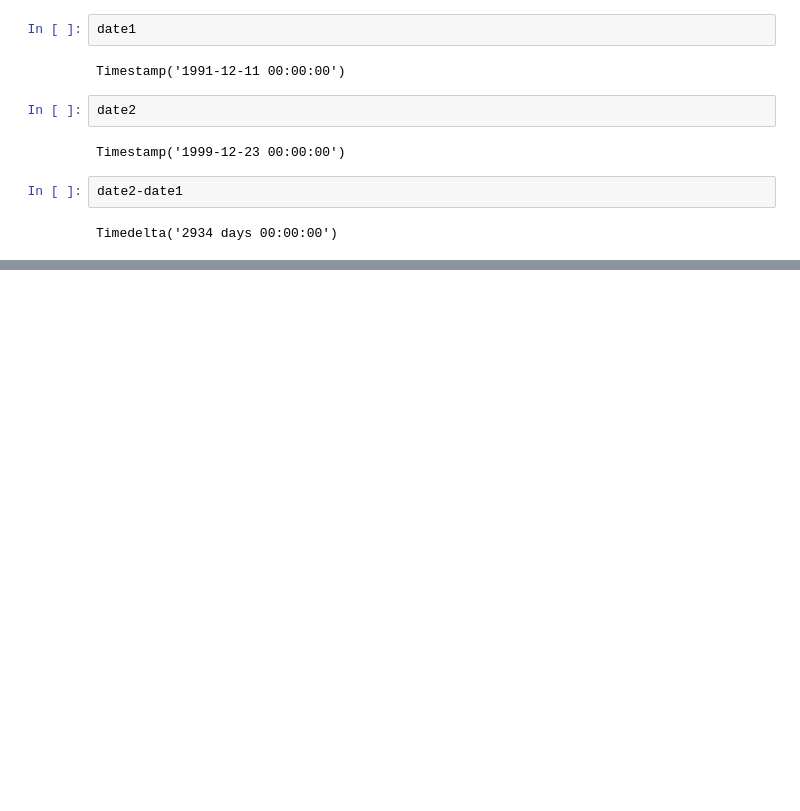
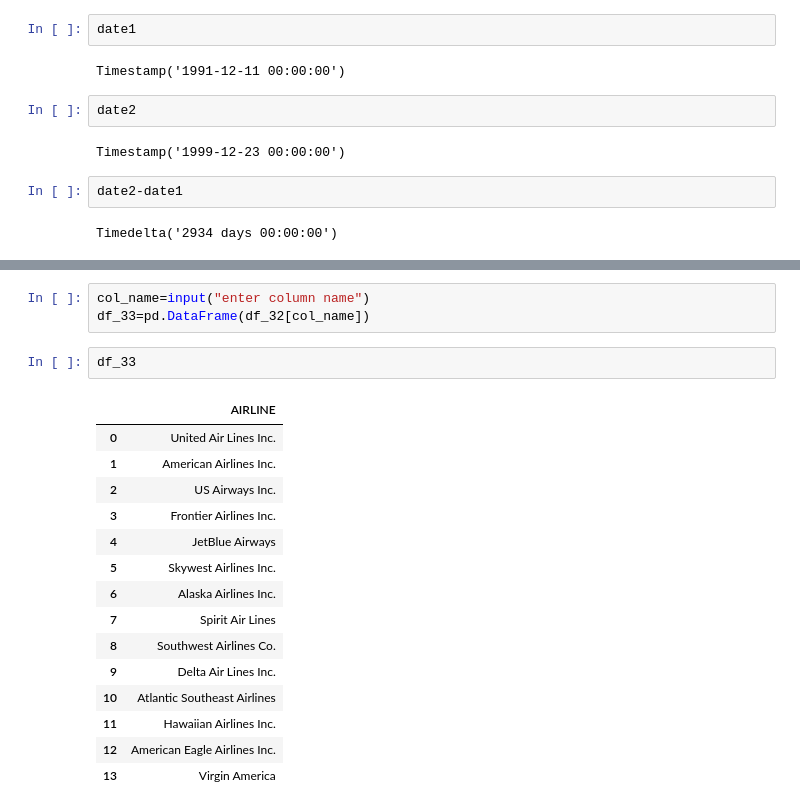
Before and after one commit to shanzasayeed/Assignments, a Jupyter notebook: pandas_advance2.ipynb, the cells around one changed output, grey strips where cells are left out. Cells and saved outputs as stored; diff of their text form; blank space fills up the shorter version.

```diff
--- a/pandas_advance2.ipynb
+++ b/pandas_advance2.ipynb
@@ -195,0 +225,21 @@ Timedelta('2934 days 00:00:00')
+# %%
+col_name=input("enter column name")
+df_33=pd.DataFrame(df_32[col_name])
+# %%
+df_33
+# %% [output]
+|  | AIRLINE |
+| 0 | United Air Lines Inc. |
+| 1 | American Airlines Inc. |
+| 2 | US Airways Inc. |
+| 3 | Frontier Airlines Inc. |
+| 4 | JetBlue Airways |
+| 5 | Skywest Airlines Inc. |
+| 6 | Alaska Airlines Inc. |
+| 7 | Spirit Air Lines |
+| 8 | Southwest Airlines Co. |
+| 9 | Delta Air Lines Inc. |
+| 10 | Atlantic Southeast Airlines |
+| 11 | Hawaiian Airlines Inc. |
+| 12 | American Eagle Airlines Inc. |
+| 13 | Virgin America |
```
Also changed, not shown: parts of 31 cells of this notebook, 3 other files.
